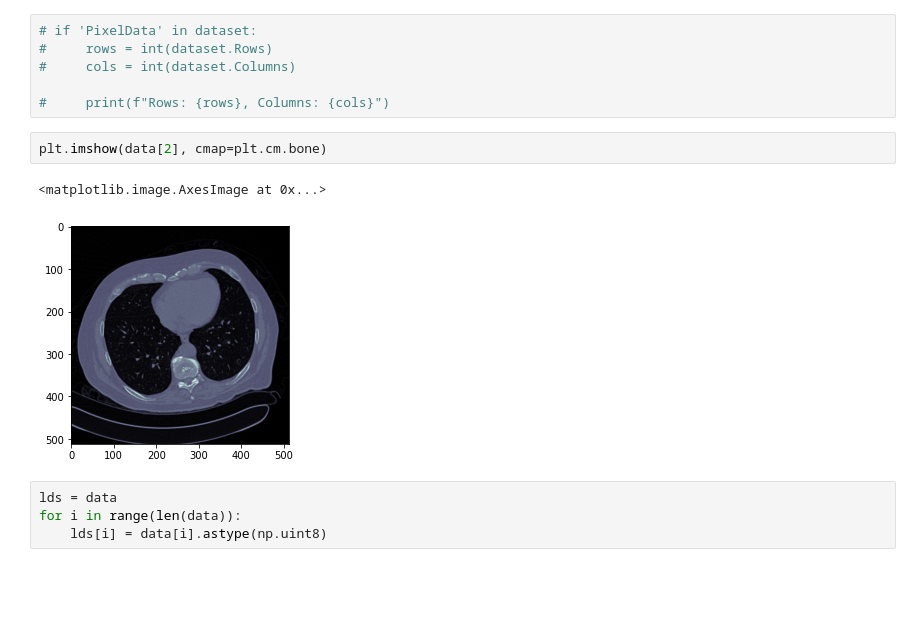
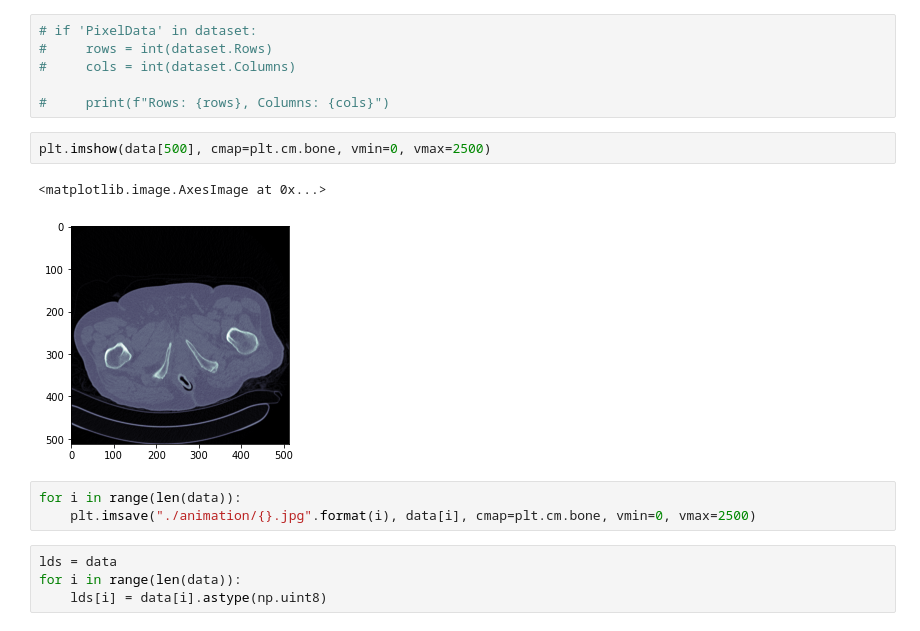
Before and after one commit to bring-shrubbery/st-andrews-dissertation, a Jupyter notebook: playground-1.ipynb, the cells around one changed output. Drawn from its saved outputs; the diff is of its cells as text; blank space fills up the shorter version.

```diff
--- a/playground-1.ipynb
+++ b/playground-1.ipynb
@@ -33,10 +33,13 @@ for p in image_paths:
 
 #     print(f"Rows: {rows}, Columns: {cols}")
 # %%
-plt.imshow(data[2], cmap=plt.cm.bone)
+plt.imshow(data[500], cmap=plt.cm.bone, vmin=0, vmax=2500)
 # %% [output]
 <matplotlib.image.AxesImage at 0x...>
-[figure, old version]
+[figure, new version]
+# %%
+for i in range(len(data)):
+    plt.imsave("./animation/{}.jpg".format(i), data[i], cmap=plt.cm.bone, vmin=0, vmax=2500)
 # %%
 lds = data
 for i in range(len(data)):
```
Also changed, not shown: 4 other files.
